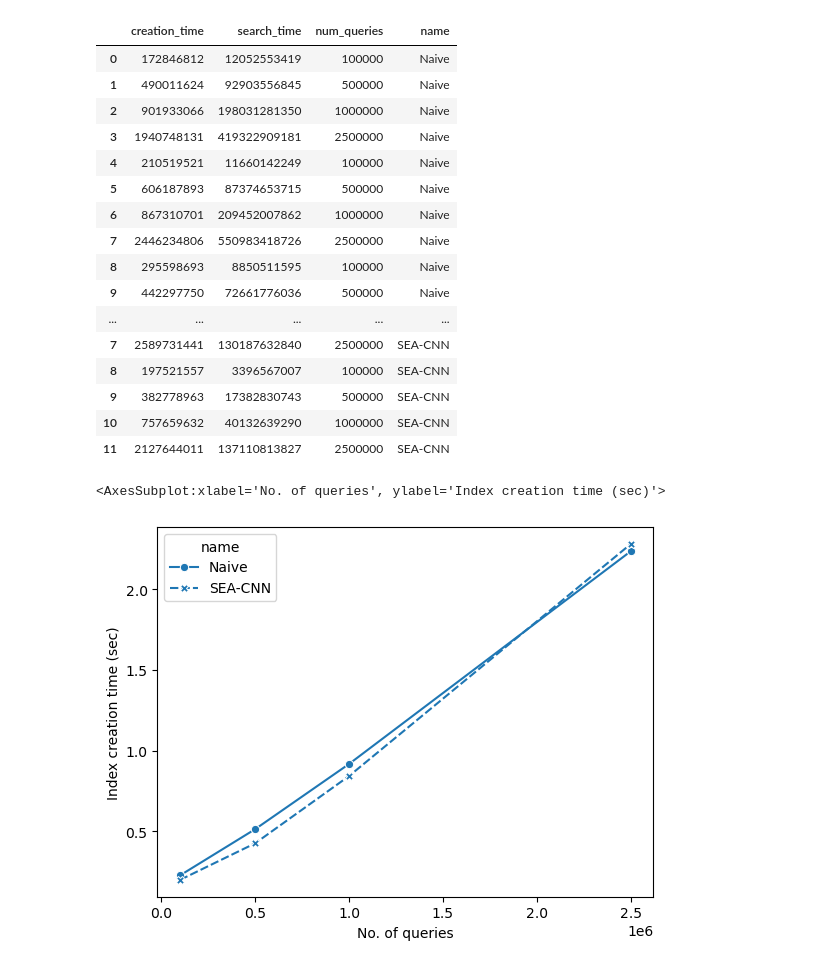
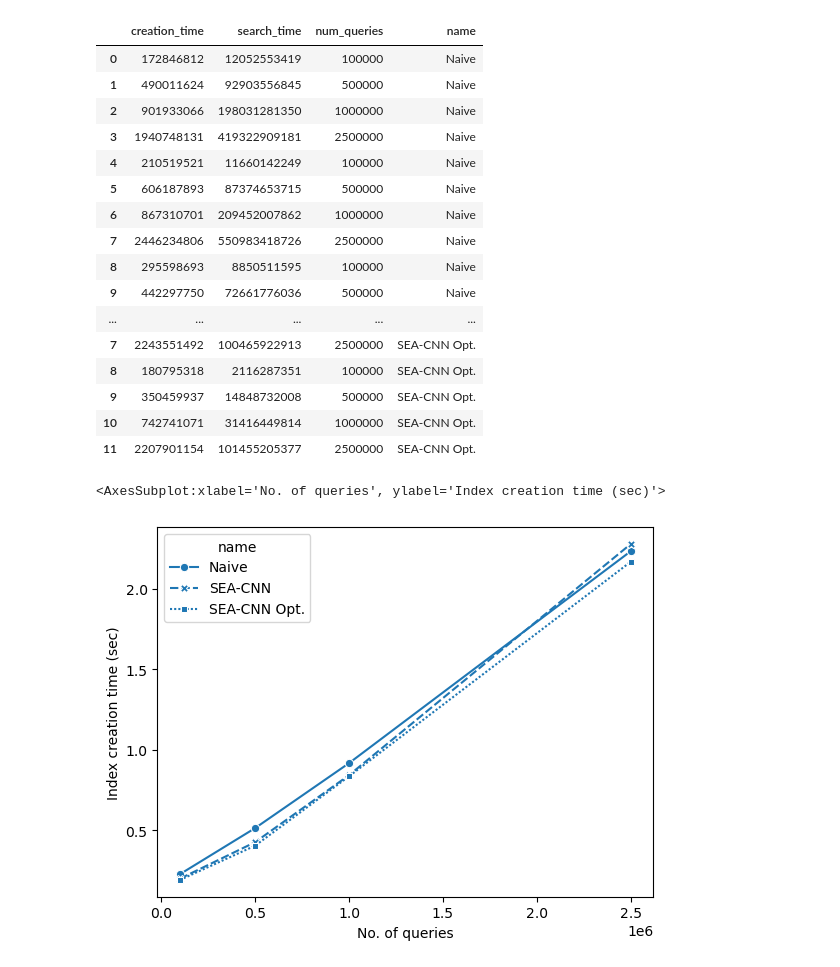
Before and after one commit to ThatUdeshUK/fast_extension, a Jupyter notebook: analysis/PlacesKNN.ipynb, the cells around one changed output. Cells and saved outputs as stored; diff of their text form; code cells hidden in the pictures.

```diff
--- a/analysis/PlacesKNN.ipynb
+++ b/analysis/PlacesKNN.ipynb
@@ -3,35 +3,38 @@ import numpy as np
 import pandas as pd
 import seaborn as sns
 # %%
-places_res = pd.read_csv("../results/output_places_US_knn2.csv")
-places_res['name'] = "Naive"
-places_knn_res = pd.read_csv("../results/output_places_US_knn_seacnn.csv")
-places_knn_res['name'] = "SEA-CNN"
+knn_naive = pd.read_csv("../results/output_places_US_knn_naive.csv")
+knn_naive['name'] = "Naive"
+seacnn = pd.read_csv("../results/output_places_US_knn_seacnn.csv")
+seacnn['name'] = "SEA-CNN"
+seacnn_fixed = pd.read_csv("../results/output_places_US_knn_seacnn_fixed.csv")
+seacnn_fixed['name'] = "SEA-CNN Opt."
 
 res = pd.concat([
-    places_res.loc[:, ['creation_time', 'search_time', 'num_queries', 'name']],
-    places_knn_res.loc[:, ['creation_time', 'search_time', 'num_queries', 'name']],
+    knn_naive.loc[:, ['creation_time', 'search_time', 'num_queries', 'name']],
+    seacnn.loc[:, ['creation_time', 'search_time', 'num_queries', 'name']],
+    seacnn_fixed.loc[:, ['creation_time', 'search_time', 'num_queries', 'name']],
 ])
 
 res
 # %% [output]
 |  | creation_time | search_time | num_queries | name |
 | 0 | 172846812 | 12052553419 | 100000 | Naive |
 | 1 | 490011624 | 92903556845 | 500000 | Naive |
 | 2 | 901933066 | 198031281350 | 1000000 | Naive |
 | 3 | 1940748131 | 419322909181 | 2500000 | Naive |
 | 4 | 210519521 | 11660142249 | 100000 | Naive |
 | 5 | 606187893 | 87374653715 | 500000 | Naive |
 | 6 | 867310701 | 209452007862 | 1000000 | Naive |
 | 7 | 2446234806 | 550983418726 | 2500000 | Naive |
 | 8 | 295598693 | 8850511595 | 100000 | Naive |
 | 9 | 442297750 | 72661776036 | 500000 | Naive |
 | ... | ... | ... | ... | ... |
-| 7 | 2589731441 | 130187632840 | 2500000 | SEA-CNN |
-| 8 | 197521557 | 3396567007 | 100000 | SEA-CNN |
-| 9 | 382778963 | 17382830743 | 500000 | SEA-CNN |
-| 10 | 757659632 | 40132639290 | 1000000 | SEA-CNN |
-| 11 | 2127644011 | 137110813827 | 2500000 | SEA-CNN |
+| 7 | 2243551492 | 100465922913 | 2500000 | SEA-CNN Opt. |
+| 8 | 180795318 | 2116287351 | 100000 | SEA-CNN Opt. |
+| 9 | 350459937 | 14848732008 | 500000 | SEA-CNN Opt. |
+| 10 | 742741071 | 31416449814 | 1000000 | SEA-CNN Opt. |
+| 11 | 2207901154 | 101455205377 | 2500000 | SEA-CNN Opt. |
 # %%
 # def expName(x):
 #     if x == "places":
@@ -50,7 +53,7 @@ search_res = search_res.rename(columns={"num_queries": "No. of queries"})
 sns.lineplot(x="No. of queries", y='Index creation time (sec)', style='name', data=search_res, errorbar=None, markers=True)
 # %% [output]
 <AxesSubplot:xlabel='No. of queries', ylabel='Index creation time (sec)'>
-[figure, old version]
+[figure, new version]
 # %%
 search_res = res.loc[:, ['search_time', 'num_queries', 'name']]
 search_res['Query Matching Time (nano sec)'] = search_res['search_time'].apply(lambda x: x) / search_res['num_queries']
```
Also changed, not shown: parts of 2 cells of this notebook, 21 other files.
